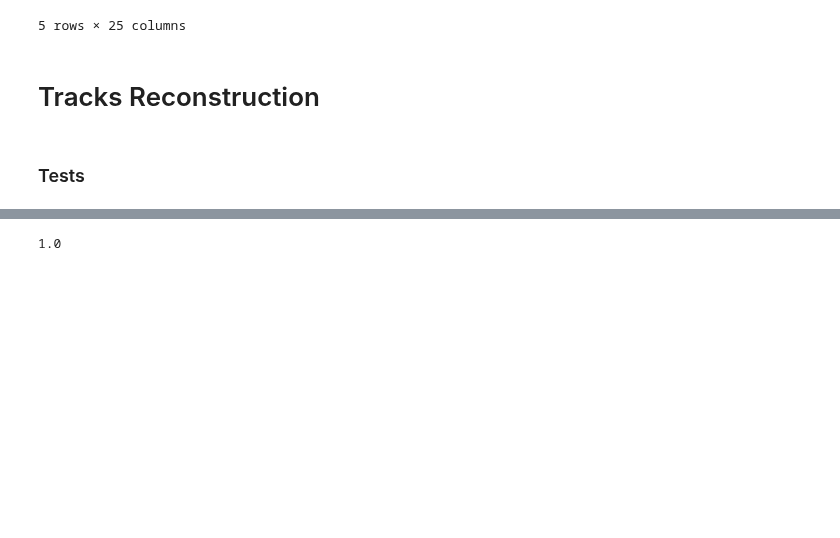
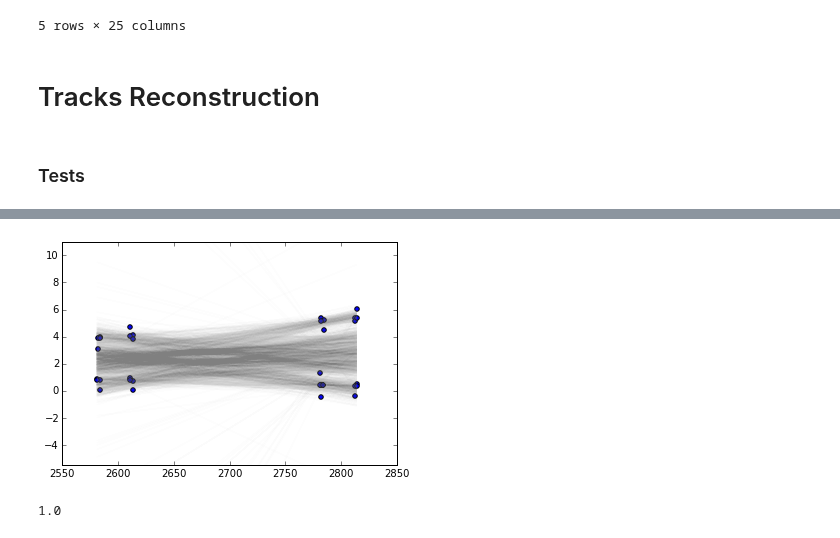
Before and after one commit to yandexdataschool/ship_tracks_recognition, a Jupyter notebook: notebooks/NewModel.ipynb, the cells around one changed output, grey strips where cells are left out. Cells and saved outputs as stored; diff of their text form; code cells hidden in the pictures; blank space fills up the shorter version.

```diff
--- a/notebooks/NewModel.ipynb
+++ b/notebooks/NewModel.ipynb
@@ -56,10 +60,10 @@ labels = []
 tracks_params = []
 # %%
 %%time
-mlr = MultiLinearRegression(n_tracks=2,
+mlr = MultiLinearRegression(n_tracks=7,
                             n_neighbors=10,
-                            min_samples=3,
-                            subsample=300,
+                            min_samples=5,
+                            subsample=2000,
                             x_unique=True,
                             track_classifier=None,
                             hit_classifier=None)
@@ -73,3 +77,12 @@ Wall time: 300 ms
+# %%
+plt.scatter(x,y)
+for slope, inter, err in zip(mlr.slopes_, mlr.intercepts_, mlr.stderrs_):
+    plt.plot(x, x*slope+inter, color='0.5', alpha=0.01)
+
+plt.ylim(y.min()-5, y.max()+5)
+plt.show()
+# %% [output]
+[figure, added]
 # %%
 from metrics import HitsMatchingEfficiency
 
```
Also changed, not shown: parts of 29 cells of this notebook, 1 other file.
